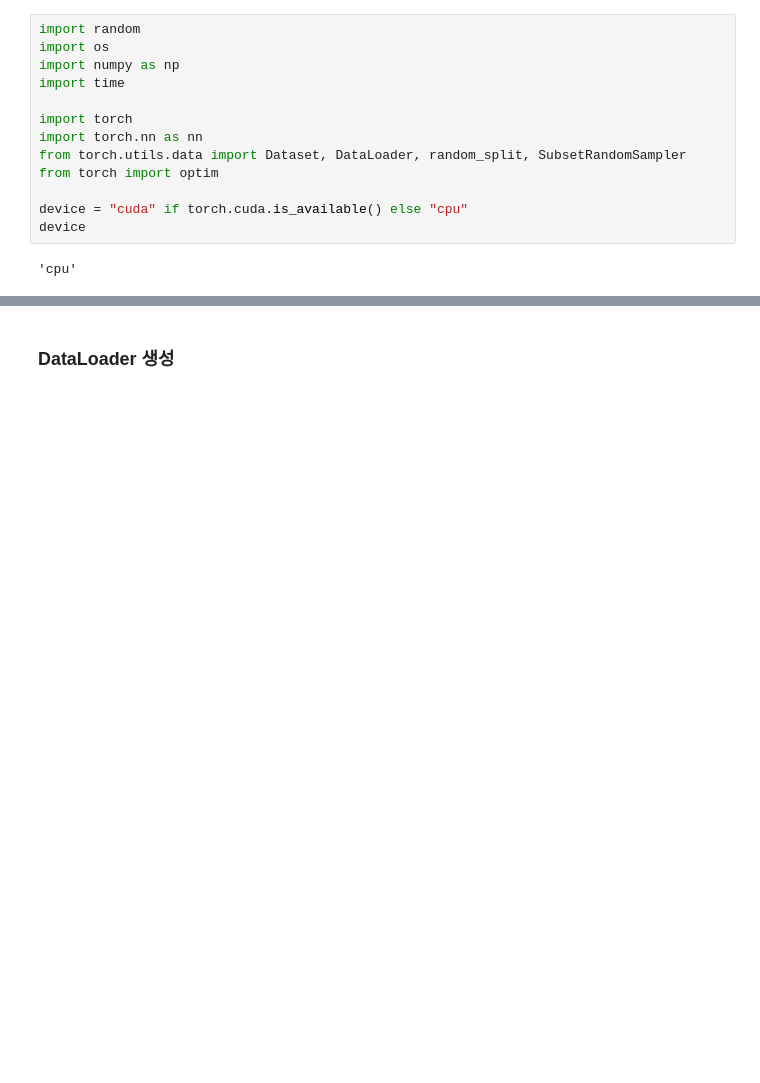
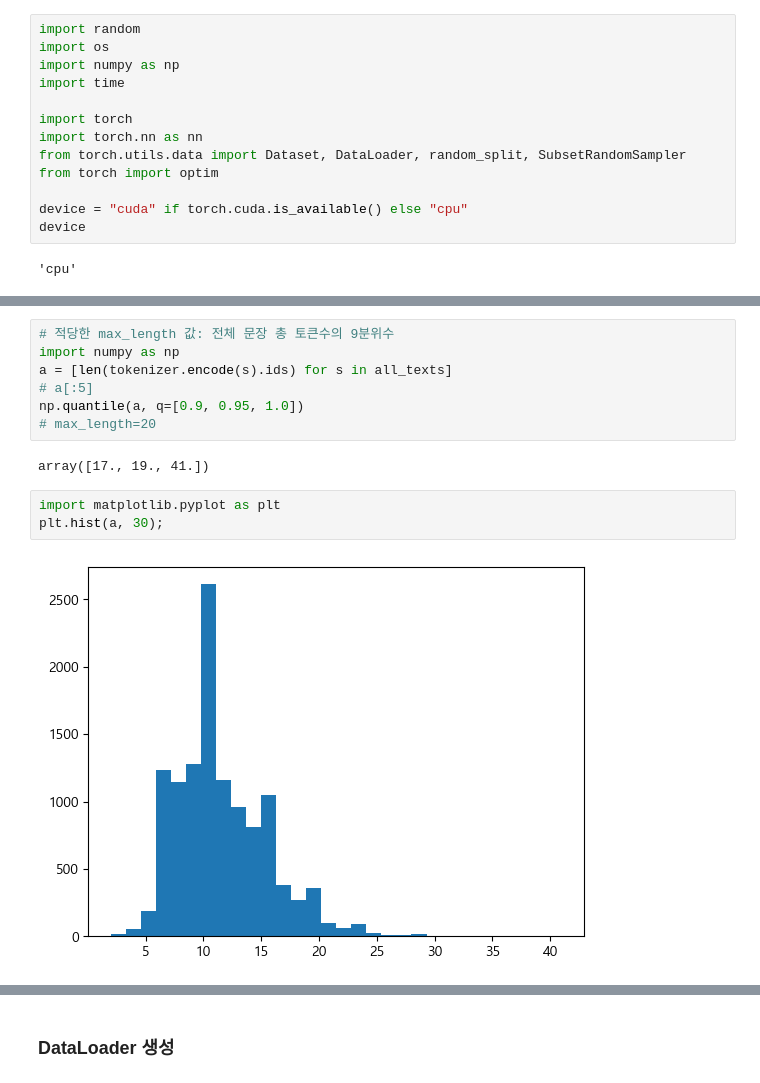
Before and after one commit to kgmyhGit/SKN06, a Jupyter notebook: 11_NLP_Deeplearning/06_Seq2Seq_chatbot_GRU.ipynb, the cells around one changed output, grey strips where cells are left out. Drawn from its saved outputs; the diff is of its cells as text; blank space fills up the shorter version.

```diff
--- a/11_NLP_Deeplearning/06_Seq2Seq_chatbot_GRU.ipynb
+++ b/11_NLP_Deeplearning/06_Seq2Seq_chatbot_GRU.ipynb
@@ -349,3 +354,17 @@ class ChatbotDataset(Dataset):
         a = self.answer_texts[index]
         # List->LongTensor. nn.Embedding()의 입력(정수타입)으로 들어간다.
         return torch.tensor(q, dtype=torch.int64), torch.tensor(a, dtype=torch.int64)
+# %%
+# 적당한 max_length 값: 전체 문장 총 토큰수의 9분위수
+import numpy as np
+a = [len(tokenizer.encode(s).ids) for s in all_texts]
+# a[:5]
+np.quantile(a, q=[0.9, 0.95, 1.0])
+# max_length=20
+# %% [output]
+array([17., 19., 41.])
+# %%
+import matplotlib.pyplot as plt
+plt.hist(a, 30);
+# %% [output]
+[figure, added]
```
Also changed, not shown: parts of 13 cells of this notebook.
